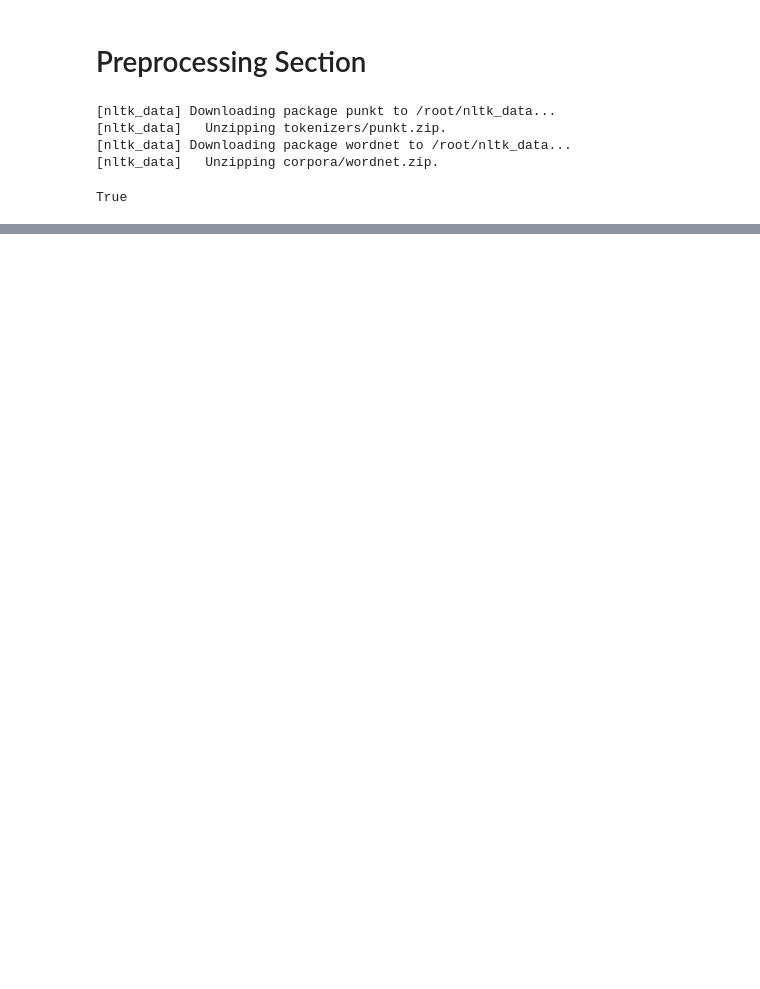
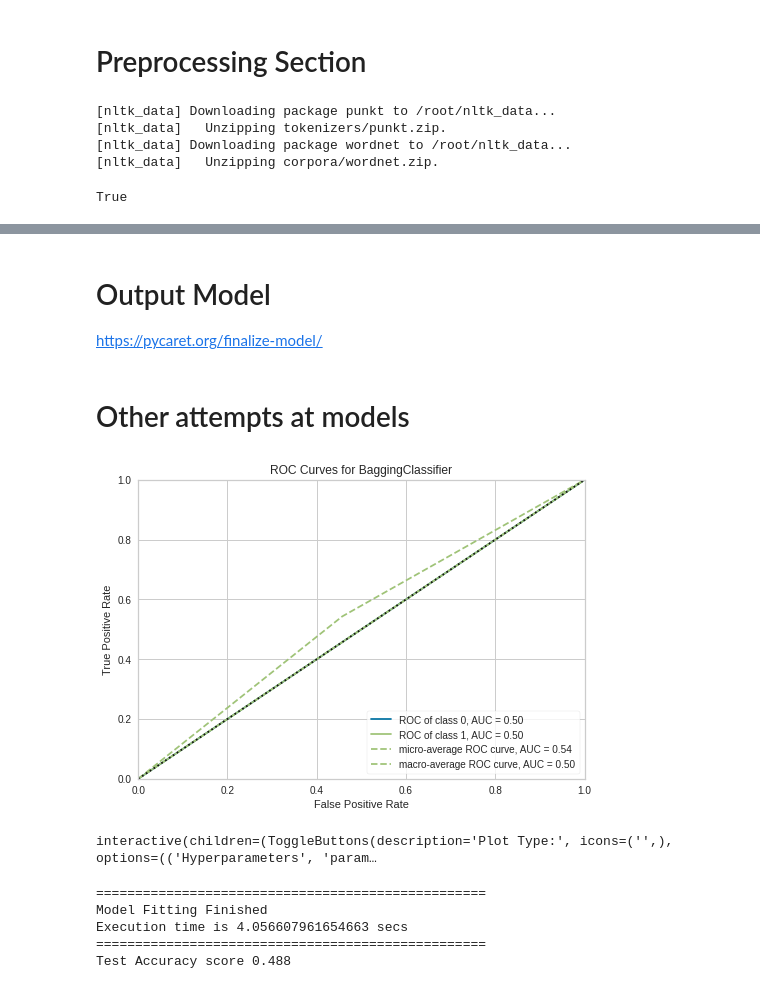
Before and after one commit to CianOSull/AutoML_With_SA_FYP_2021, a Jupyter notebook: MainNotebook.ipynb, the cells around one changed output, grey strips where cells are left out. Saved outputs shown, nothing was run; the diff lists cells and outputs as text; code cells hidden in the pictures; blank space fills up the shorter version.

```diff
--- a/MainNotebook.ipynb
+++ b/MainNotebook.ipynb
@@ -261,0 +494,44 @@ Execution time is 32.72169876098633 secs
+# %% [markdown]
+# Output Model
+
+https://pycaret.org/finalize-model/
+# %%
+# create the best model model
+lr = create_model('lr')
+# finalize a model
+final_rf = finalize_model(lr)
+# %% [markdown]
+# Other attempts at models
+# %%
+print("Creating Fit the model")
+print("="*50)
+start = time.time()
+# ensemble decision tree model with 'Bagging'
+bagged_lr = ensemble_model(lr)
+end = time.time()
+
+# Plot a AUC curve of the model
+plot_model(bagged_lr)
+
+# Evaluate the model
+evaluate_model(bagged_lr)
+
+# Make some predictions and get the accuracy
+lr_pred_new = predict_model(bagged_lr, data = tfidf_df_test)
+
+y_pred = list(lr_pred_new['Label'].values)
+y_test = list(tfidf_df_test['labels'].values)
+testing_accuracy = accuracy_score(y_test, y_pred)
+print("="*50)
+print("Model Fitting Finished")
+print(f"Execution time is {end - start} secs")
+print("="*50)
+print("Test Accuracy score {0}".format(testing_accuracy))
+# %% [output]
+[figure, added]
+interactive(children=(ToggleButtons(description='Plot Type:', icons=('',), options=(('Hyperparameters', 'param…
+==================================================
+Model Fitting Finished
+Execution time is 4.056607961654663 secs
+==================================================
+Test Accuracy score 0.488
```
Also changed, not shown: parts of 33 cells of this notebook.
